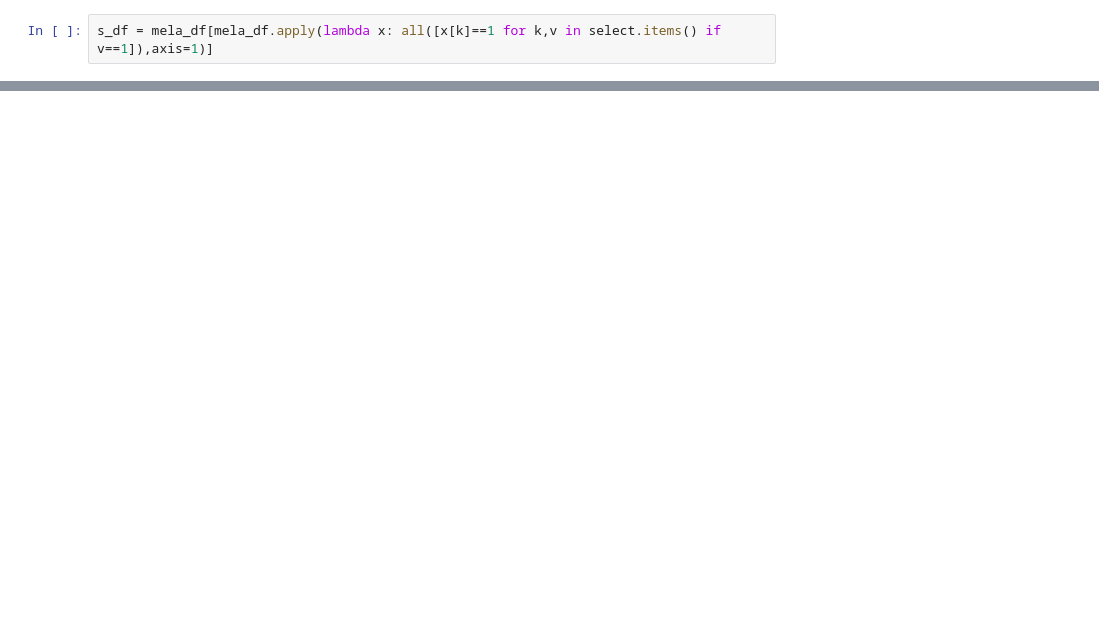
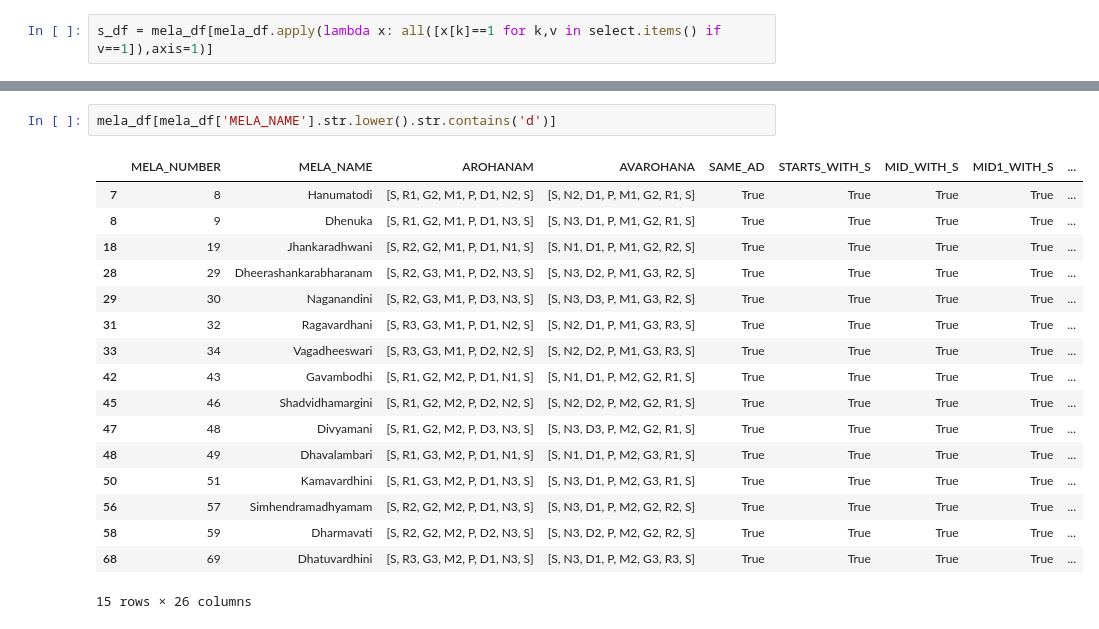
Before and after one commit to vishugp/CarnaticRagas, a Jupyter notebook: play.ipynb, the cells around one changed output, grey strips where cells are left out. Cells and saved outputs as stored; diff of their text form; blank space fills up the shorter version.

```diff
--- a/play.ipynb
+++ b/play.ipynb
@@ -164,0 +152,20 @@ s_df
+# %%
+mela_df[mela_df['MELA_NAME'].str.lower().str.contains('d')]
+# %% [output]
+|  | MELA_NUMBER | MELA_NAME | AROHANAM | AVAROHANA | SAME_AD | STARTS_WITH_S | MID_WITH_S | MID1_WITH_S | ... |
+| 7 | 8 | Hanumatodi | [S, R1, G2, M1, P, D1, N2, S] | [S, N2, D1, P, M1, G2, R1, S] | True | True | True | True | ... |
+| 8 | 9 | Dhenuka | [S, R1, G2, M1, P, D1, N3, S] | [S, N3, D1, P, M1, G2, R1, S] | True | True | True | True | ... |
+| 18 | 19 | Jhankaradhwani | [S, R2, G2, M1, P, D1, N1, S] | [S, N1, D1, P, M1, G2, R2, S] | True | True | True | True | ... |
+| 28 | 29 | Dheerashankarabharanam | [S, R2, G3, M1, P, D2, N3, S] | [S, N3, D2, P, M1, G3, R2, S] | True | True | True | True | ... |
+| 29 | 30 | Naganandini | [S, R2, G3, M1, P, D3, N3, S] | [S, N3, D3, P, M1, G3, R2, S] | True | True | True | True | ... |
+| 31 | 32 | Ragavardhani | [S, R3, G3, M1, P, D1, N2, S] | [S, N2, D1, P, M1, G3, R3, S] | True | True | True | True | ... |
+| 33 | 34 | Vagadheeswari | [S, R3, G3, M1, P, D2, N2, S] | [S, N2, D2, P, M1, G3, R3, S] | True | True | True | True | ... |
+| 42 | 43 | Gavambodhi | [S, R1, G2, M2, P, D1, N1, S] | [S, N1, D1, P, M2, G2, R1, S] | True | True | True | True | ... |
+| 45 | 46 | Shadvidhamargini | [S, R1, G2, M2, P, D2, N2, S] | [S, N2, D2, P, M2, G2, R1, S] | True | True | True | True | ... |
+| 47 | 48 | Divyamani | [S, R1, G2, M2, P, D3, N3, S] | [S, N3, D3, P, M2, G2, R1, S] | True | True | True | True | ... |
+| 48 | 49 | Dhavalambari | [S, R1, G3, M2, P, D1, N1, S] | [S, N1, D1, P, M2, G3, R1, S] | True | True | True | True | ... |
+| 50 | 51 | Kamavardhini | [S, R1, G3, M2, P, D1, N3, S] | [S, N3, D1, P, M2, G3, R1, S] | True | True | True | True | ... |
+| 56 | 57 | Simhendramadhyamam | [S, R2, G2, M2, P, D1, N3, S] | [S, N3, D1, P, M2, G2, R2, S] | True | True | True | True | ... |
+| 58 | 59 | Dharmavati | [S, R2, G2, M2, P, D2, N3, S] | [S, N3, D2, P, M2, G2, R2, S] | True | True | True | True | ... |
+| 68 | 69 | Dhatuvardhini | [S, R3, G3, M2, P, D1, N3, S] | [S, N3, D1, P, M2, G3, R3, S] | True | True | True | True | ... |
+15 rows × 26 columns
```
Also changed, not shown: parts of 2 cells of this notebook, 1 other file.
